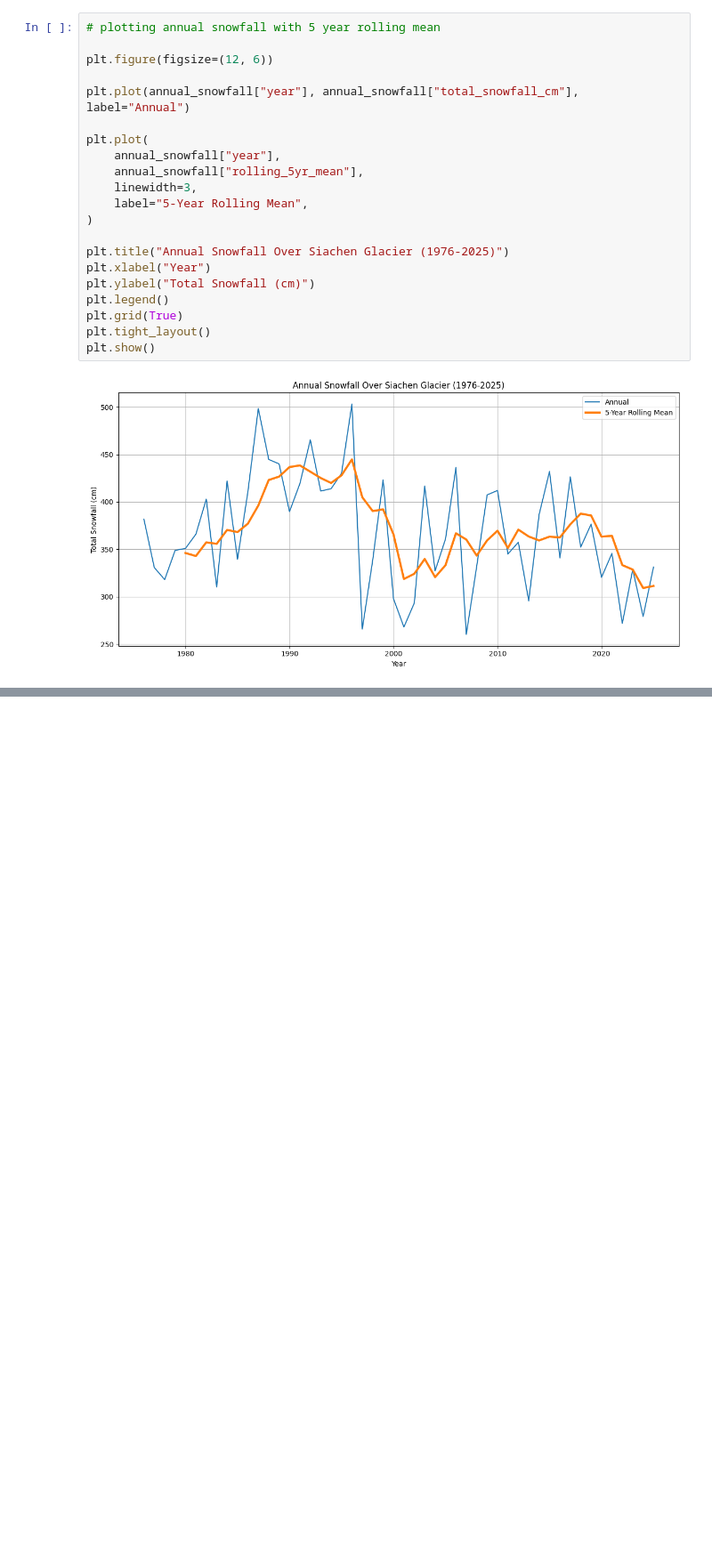
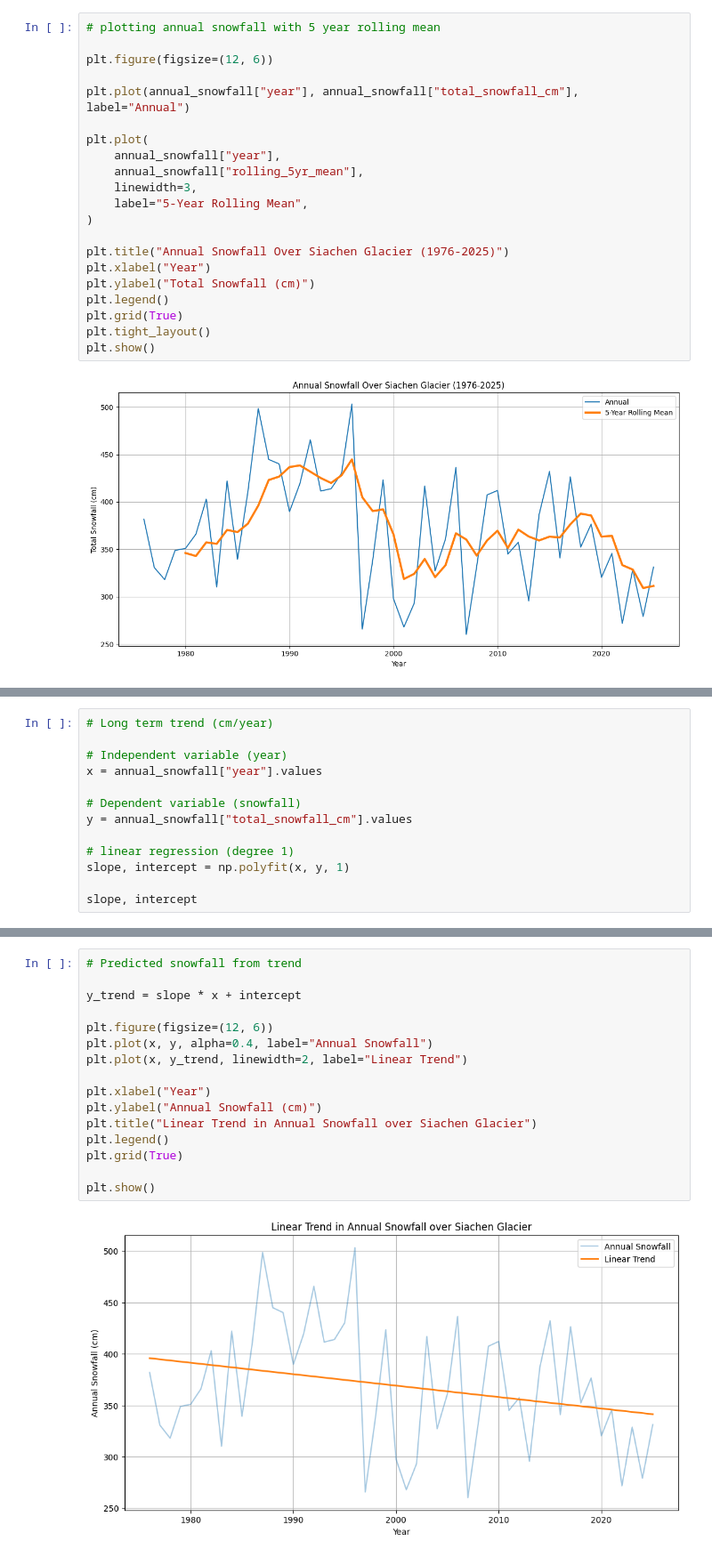
Before and after one commit to impriyanshusah/Siachen-Snowfall-Analysis, a Jupyter notebook: notebooks/analysis.ipynb, the cells around one changed output, grey strips where cells are left out. Shown at 89% size. Drawn from its saved outputs; the diff is of its cells as text; blank space fills up the shorter version.

```diff
--- a/notebooks/analysis.ipynb
+++ b/notebooks/analysis.ipynb
@@ -327,0 +377,13 @@ plt.show()
+# %%
+# Long term trend (cm/year)
+
+# Independent variable (year)
+x = annual_snowfall["year"].values
+
+# Dependent variable (snowfall)
+y = annual_snowfall["total_snowfall_cm"].values
+
+# linear regression (degree 1)
+slope, intercept = np.polyfit(x, y, 1)
+
+slope, intercept
@@ -327,0 +400,18 @@ plt.show()
+# %%
+# Predicted snowfall from trend
+
+y_trend = slope * x + intercept
+
+plt.figure(figsize=(12, 6))
+plt.plot(x, y, alpha=0.4, label="Annual Snowfall")
+plt.plot(x, y_trend, linewidth=2, label="Linear Trend")
+
+plt.xlabel("Year")
+plt.ylabel("Annual Snowfall (cm)")
+plt.title("Linear Trend in Annual Snowfall over Siachen Glacier")
+plt.legend()
+plt.grid(True)
+
+plt.show()
+# %% [output]
+[figure, added]
```
Also changed, not shown: parts of 6 cells of this notebook, 10 other files.
